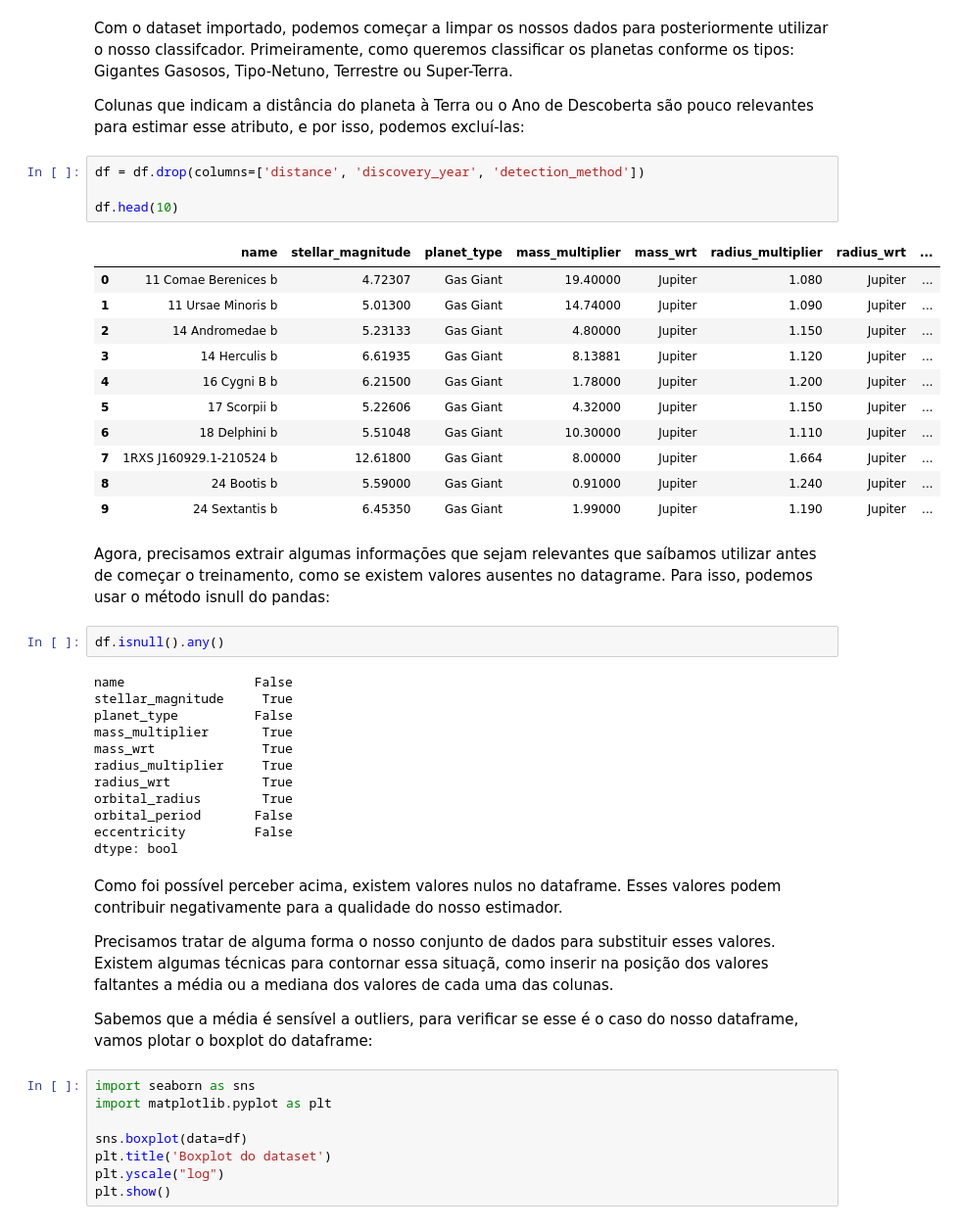
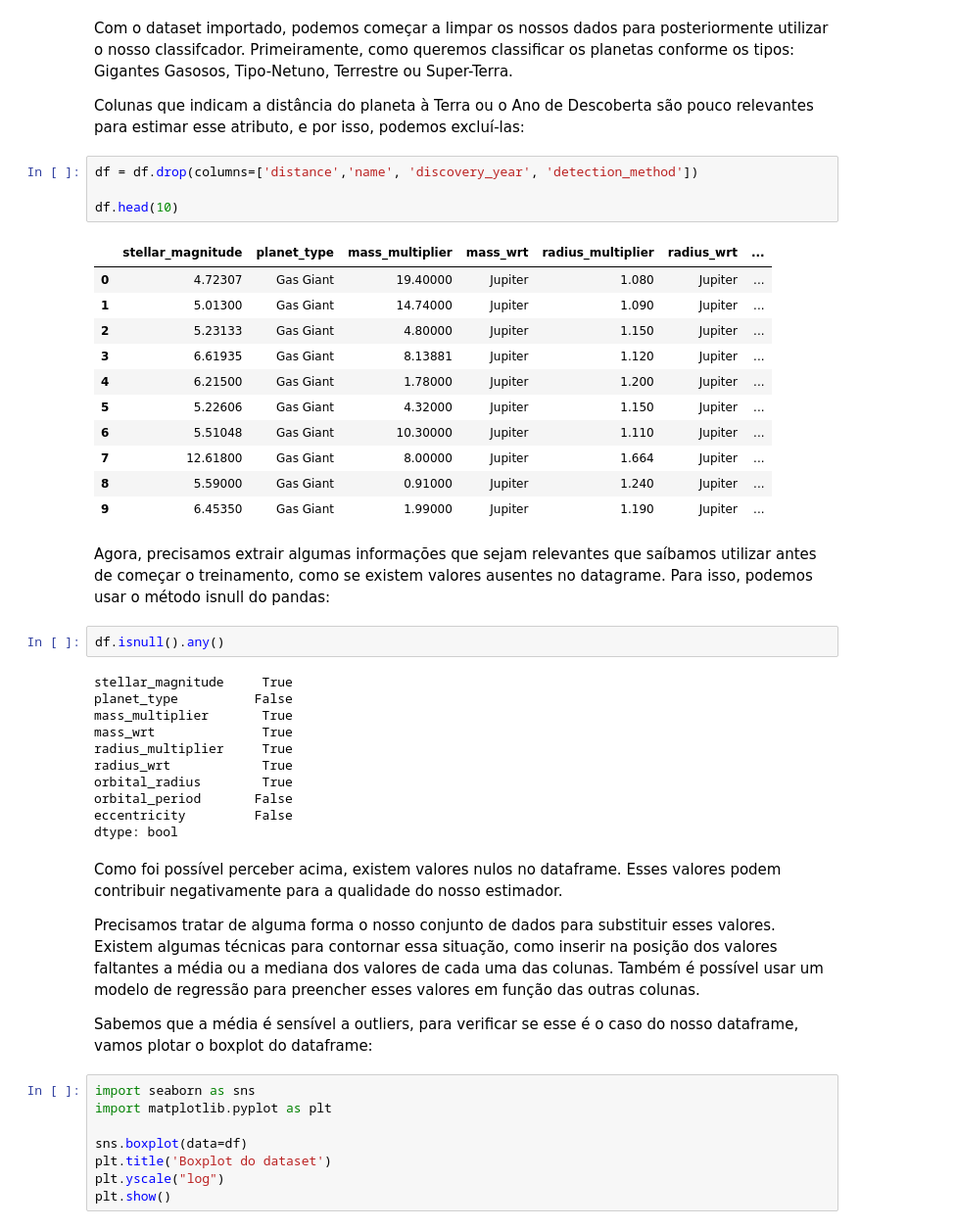
Before and after one commit to FelipeMota04/TrabalhoFinal-ICD-2025.2, a Jupyter notebook: data_stract.ipynb, the cells around one changed output. Shown: that part at 98% size. Saved outputs shown, nothing was run; the diff lists cells and outputs as text.

```diff
--- a/data_stract.ipynb
+++ b/data_stract.ipynb
@@ -23,27 +23,26 @@ Com o dataset importado, podemos começar a limpar os nossos dados para posterio
 
 Colunas que indicam a distância do planeta à Terra ou o Ano de Descoberta são pouco relevantes para estimar esse atributo, e por isso, podemos excluí-las:
 # %%
-df = df.drop(columns=['distance', 'discovery_year', 'detection_method'])
+df = df.drop(columns=['distance','name', 'discovery_year', 'detection_method'])
 
 df.head(10)
 # %% [output]
-|  | name | stellar_magnitude | planet_type | mass_multiplier | mass_wrt | radius_multiplier | radius_wrt | ... |
-| 0 | 11 Comae Berenices b | 4.72307 | Gas Giant | 19.40000 | Jupiter | 1.080 | Jupiter | ... |
-| 1 | 11 Ursae Minoris b | 5.01300 | Gas Giant | 14.74000 | Jupiter | 1.090 | Jupiter | ... |
-| 2 | 14 Andromedae b | 5.23133 | Gas Giant | 4.80000 | Jupiter | 1.150 | Jupiter | ... |
-| 3 | 14 Herculis b | 6.61935 | Gas Giant | 8.13881 | Jupiter | 1.120 | Jupiter | ... |
-| 4 | 16 Cygni B b | 6.21500 | Gas Giant | 1.78000 | Jupiter | 1.200 | Jupiter | ... |
-| 5 | 17 Scorpii b | 5.22606 | Gas Giant | 4.32000 | Jupiter | 1.150 | Jupiter | ... |
-| 6 | 18 Delphini b | 5.51048 | Gas Giant | 10.30000 | Jupiter | 1.110 | Jupiter | ... |
-| 7 | 1RXS J160929.1-210524 b | 12.61800 | Gas Giant | 8.00000 | Jupiter | 1.664 | Jupiter | ... |
-| 8 | 24 Bootis b | 5.59000 | Gas Giant | 0.91000 | Jupiter | 1.240 | Jupiter | ... |
-| 9 | 24 Sextantis b | 6.45350 | Gas Giant | 1.99000 | Jupiter | 1.190 | Jupiter | ... |
+|  | stellar_magnitude | planet_type | mass_multiplier | mass_wrt | radius_multiplier | radius_wrt | ... |
+| 0 | 4.72307 | Gas Giant | 19.40000 | Jupiter | 1.080 | Jupiter | ... |
+| 1 | 5.01300 | Gas Giant | 14.74000 | Jupiter | 1.090 | Jupiter | ... |
+| 2 | 5.23133 | Gas Giant | 4.80000 | Jupiter | 1.150 | Jupiter | ... |
+| 3 | 6.61935 | Gas Giant | 8.13881 | Jupiter | 1.120 | Jupiter | ... |
+| 4 | 6.21500 | Gas Giant | 1.78000 | Jupiter | 1.200 | Jupiter | ... |
+| 5 | 5.22606 | Gas Giant | 4.32000 | Jupiter | 1.150 | Jupiter | ... |
+| 6 | 5.51048 | Gas Giant | 10.30000 | Jupiter | 1.110 | Jupiter | ... |
+| 7 | 12.61800 | Gas Giant | 8.00000 | Jupiter | 1.664 | Jupiter | ... |
+| 8 | 5.59000 | Gas Giant | 0.91000 | Jupiter | 1.240 | Jupiter | ... |
+| 9 | 6.45350 | Gas Giant | 1.99000 | Jupiter | 1.190 | Jupiter | ... |
 # %% [markdown]
 Agora, precisamos extrair algumas informações que sejam relevantes que saíbamos utilizar antes de começar o treinamento, como se existem valores ausentes no datagrame. Para isso, podemos usar o método isnull do pandas:
 # %%
 df.isnull().any()
 # %% [output]
-name                 False
 stellar_magnitude     True
 planet_type          False
 mass_multiplier       True
@@ -57,7 +56,7 @@ dtype: bool
 # %% [markdown]
 Como foi possível perceber acima, existem valores nulos no dataframe. Esses valores podem contribuir negativamente para a qualidade do nosso estimador.
 
-Precisamos tratar de alguma forma o nosso conjunto de dados para substituir esses valores. Existem algumas técnicas para contornar essa situaçã, como inserir na posição dos valores faltantes a média ou a mediana dos valores de cada uma das colunas.
+Precisamos tratar de alguma forma o nosso conjunto de dados para substituir esses valores. Existem algumas técnicas para contornar essa situação, como inserir na posição dos valores faltantes a média ou a mediana dos valores de cada uma das colunas. Também é possível usar um modelo de regressão para preencher esses valores em função das outras colunas.
 
 Sabemos que a média é sensível a outliers, para verificar se esse é o caso do nosso dataframe, vamos plotar o boxplot do dataframe:
 # %%
```
Also changed, not shown: parts of 5 cells of this notebook.
